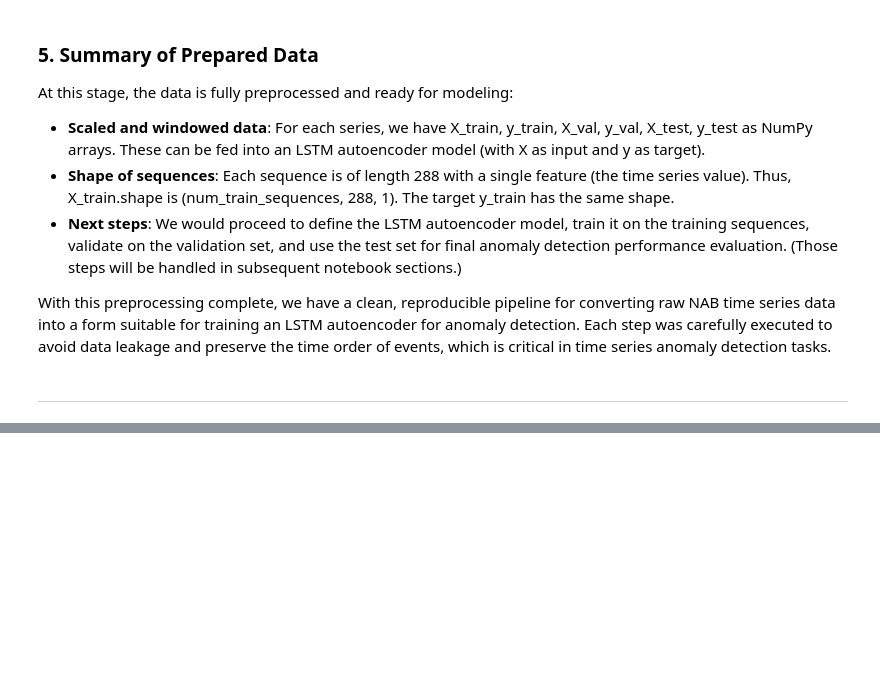
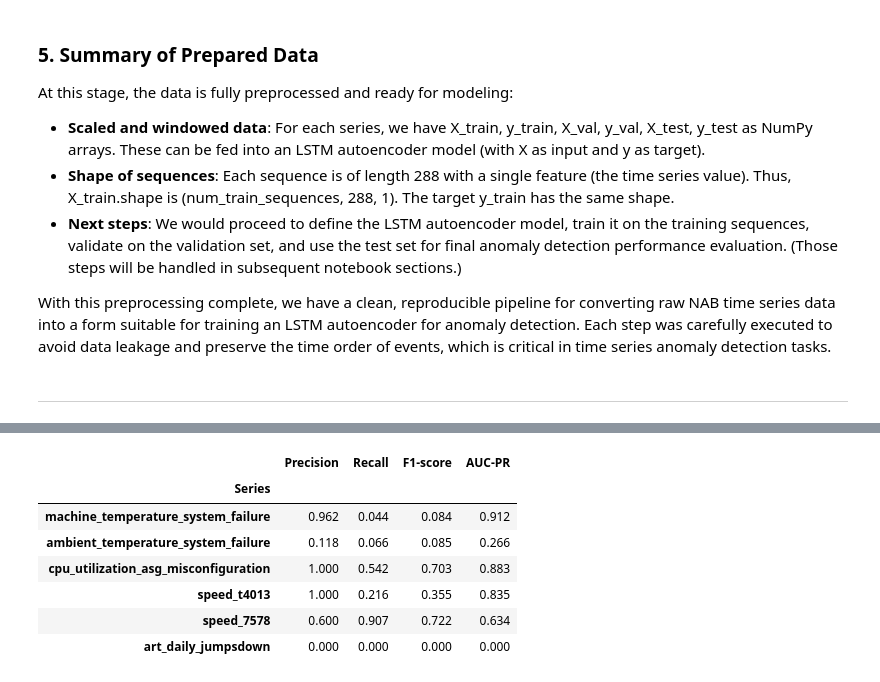
Before and after one commit to Leliotto/LSTM, a Jupyter notebook: LSTM_Project.ipynb, the cells around one changed output, grey strips where cells are left out. Cells and saved outputs as stored; diff of their text form; code cells hidden in the pictures; blank space fills up the shorter version.

```diff
--- a/LSTM_Project.ipynb
+++ b/LSTM_Project.ipynb
@@ -188,0 +419,76 @@ With this preprocessing complete, we have a clean, reproducible pipeline for con
+# %%
+# Baseline anomaly detection with Isolation Forest on rolling mean / std
+from pathlib import Path
+import numpy as np, pandas as pd, json
+from sklearn.ensemble import IsolationForest
+from sklearn.metrics import precision_score, recall_score, f1_score, average_precision_score
+
+# ---- parameters -----------------------------------------------------------
+ROLL = 24          # rolling window for features (2 hours)
+IF_CONT = 0.01     # expected fraction of anomalies in training
+RSEED   = 42
+
+# ---- containers for metrics ----------------------------------------------
+if_metrics = {"Series": [], "Precision": [], "Recall": [], "F1-score": [], "AUC-PR": []}
+
+for name in series_list:          # <-- same list you already defined
+    # ---------- build rolling-stat features -------------------------------
+    def make_feat(df):
+        mean = df['value'].rolling(ROLL).mean()
+        std  = df['value'].rolling(ROLL).std()
+        feats = pd.concat([mean, std], axis=1).dropna()
+        feats.columns = ['mean', 'std']
+        return feats
+
+    X_train = make_feat(train_dfs[name])
+    X_test  = make_feat(test_dfs[name])
+
+    # Align test target labels to X_test index -----------------------------
+    y_true = np.zeros(len(X_test), dtype=int)
+    filepath  = series_files[name]
+    label_key = f"{filepath.parent.name}/{filepath.name}"
+    if label_key in label_windows:
+        for start, end in label_windows[label_key]:
+            start, end = pd.to_datetime(start), pd.to_datetime(end)
+            mask = (X_test.index >= start) & (X_test.index <= end)
+            y_true[mask] = 1
+
+    # ---------- fit Isolation Forest & score ------------------------------
+    iso = IsolationForest(
+        n_estimators=200,
+        contamination=IF_CONT,
+        random_state=RSEED,
+    ).fit(X_train)
+
+    # decision_function -> higher = *more normal* ; invert sign
+    train_scores = -iso.decision_function(X_train)
+    test_scores  = -iso.decision_function(X_test)
+
+    thresh = np.percentile(train_scores, 99)         # 99-th pct on training
+    y_pred = (test_scores > thresh).astype(int)
+
+    # ---------- compute metrics ------------------------------------------
+    prec  = precision_score(y_true, y_pred, zero_division=0)
+    rec   = recall_score   (y_true, y_pred, zero_division=0)
+    f1    = f1_score       (y_true, y_pred, zero_division=0)
+    aucpr = (0.0 if y_true.sum() == 0
+             else average_precision_score(y_true, test_scores))
+
+    for k, v in zip(("Series","Precision","Recall","F1-score","AUC-PR"),
+                    (name, prec, rec, f1, aucpr)):
+        if_metrics[k].append(v)
+
+# ---- tidy table -----------------------------------------------------------
+if_metrics_df = (pd.DataFrame(if_metrics)
+                   .set_index("Series")
+                   .applymap(lambda x: f"{x:.3f}" if isinstance(x, float) else x))
+if_metrics_df
+# %% [output]
+|  | Precision | Recall | F1-score | AUC-PR |
+| Series |  |  |  |  |
+| machine_temperature_system_failure | 0.962 | 0.044 | 0.084 | 0.912 |
+| ambient_temperature_system_failure | 0.118 | 0.066 | 0.085 | 0.266 |
+| cpu_utilization_asg_misconfiguration | 1.000 | 0.542 | 0.703 | 0.883 |
+| speed_t4013 | 1.000 | 0.216 | 0.355 | 0.835 |
+| speed_7578 | 0.600 | 0.907 | 0.722 | 0.634 |
+| art_daily_jumpsdown | 0.000 | 0.000 | 0.000 | 0.000 |
```
Also changed, not shown: parts of 8 cells of this notebook.
